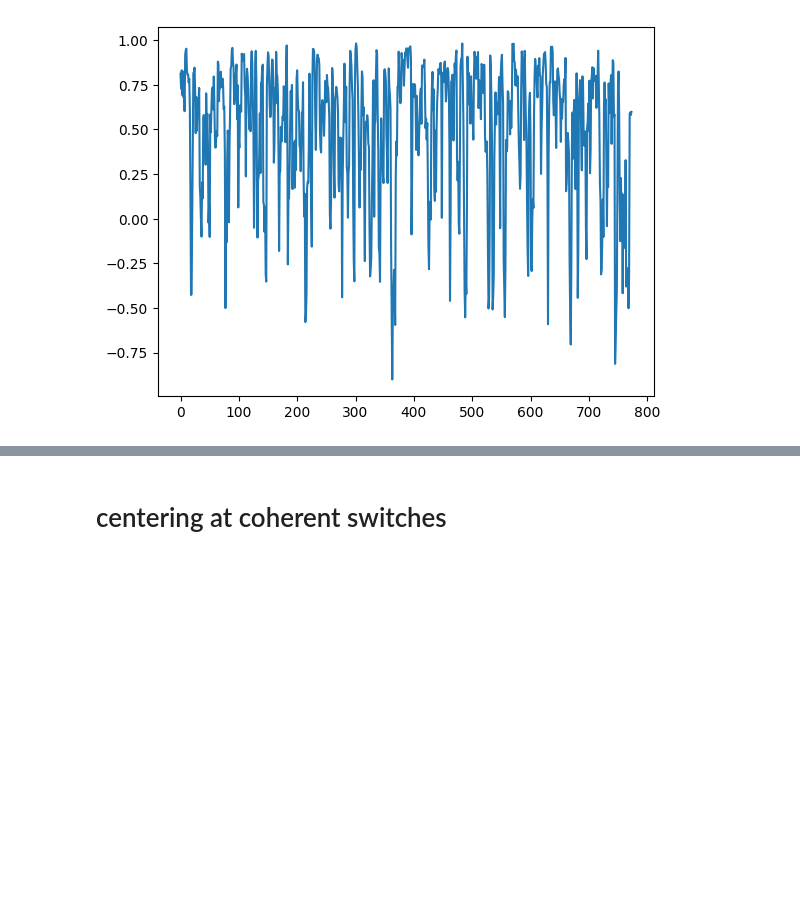
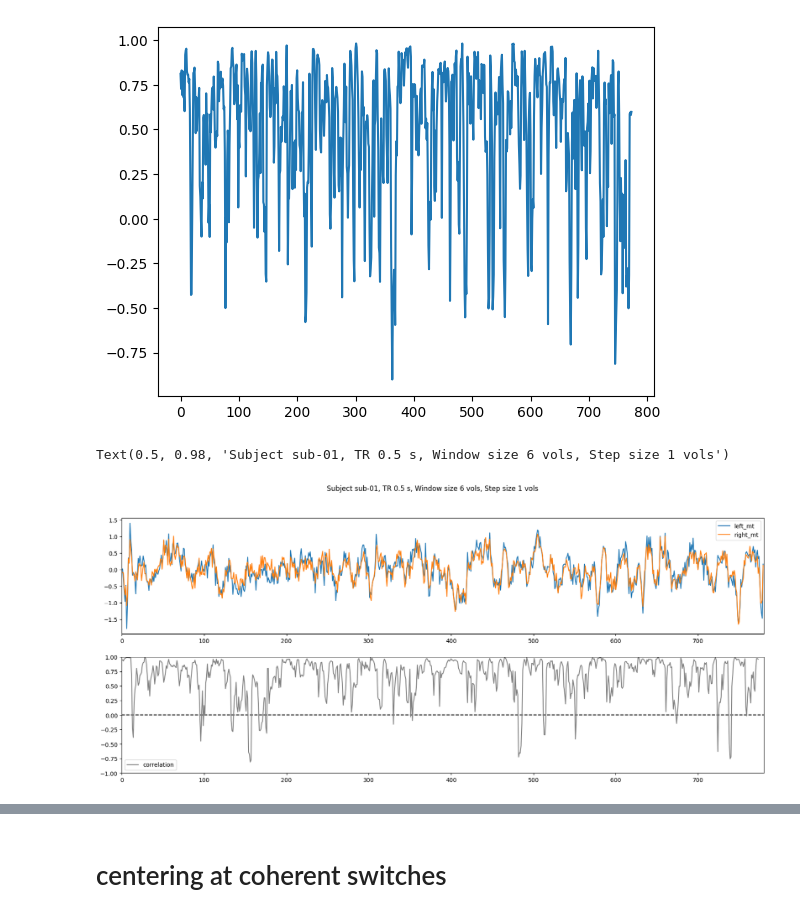
Before and after one commit to CIBIT-UC/vpmbtr, a Jupyter notebook: scripts/step-XX_fc.ipynb, the cells around one changed output, grey strips where cells are left out. Saved outputs shown, nothing was run; the diff lists cells and outputs as text; code cells hidden in the pictures; blank space fills up the shorter version.

```diff
--- a/scripts/step-XX_fc.ipynb
+++ b/scripts/step-XX_fc.ipynb
@@ -83,5 +176,26 @@ plt.plot(df.loc[0,'corr_mt'])
 # %% [output]
 [<matplotlib.lines.Line2D at 0x...>]
 [figure]
+# %%
+# Plot left v1, right v1 and correlation between them as 3 subplots
+df_idx = 0
+
+n_volumes = df.loc[df_idx,'left_v1'].shape[0]
+
+fig, ax = plt.subplots(2,1,figsize=(20,8))
+ax[0].plot(df.loc[df_idx,'left_v1'],label='left_mt')
+ax[0].plot(df.loc[df_idx,'right_v1'],label='right_mt')
+ax[0].legend()
+ax[0].set_xlim([0,n_volumes])
+ax[1].hlines(0,0,n_volumes,linestyle='dashed',color='black')
+ax[1].plot(df.loc[df_idx,'corr_v1'],label='correlation',color='grey')
+ax[1].legend()
+ax[1].set_xlim([0,n_volumes])
+ax[1].set_ylim([-1,1])
+
+fig.suptitle(f"Subject {df.loc[df_idx,'subject']}, TR {df.loc[df_idx,'tr']} s, Window size {window_size_tr} vols, Step size {step_size_tr} vols")
+# %% [output]
+Text(0.5, 0.98, 'Subject sub-01, TR 0.5 s, Window size 6 vols, Step size 1 vols')
+[figure, added]
 # %%
 # Plot left mt, right mt and correlation between them as 3 subplots
```
Also changed, not shown: parts of 7 cells of this notebook.
